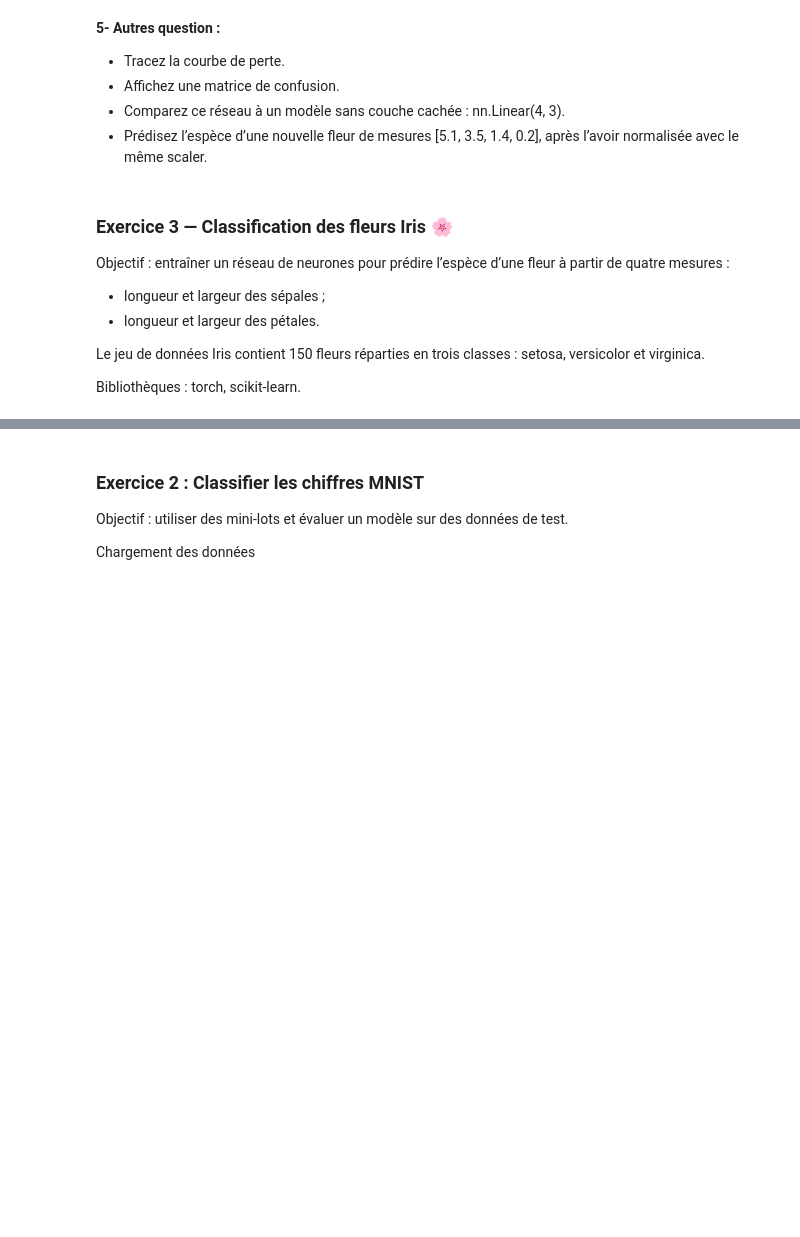
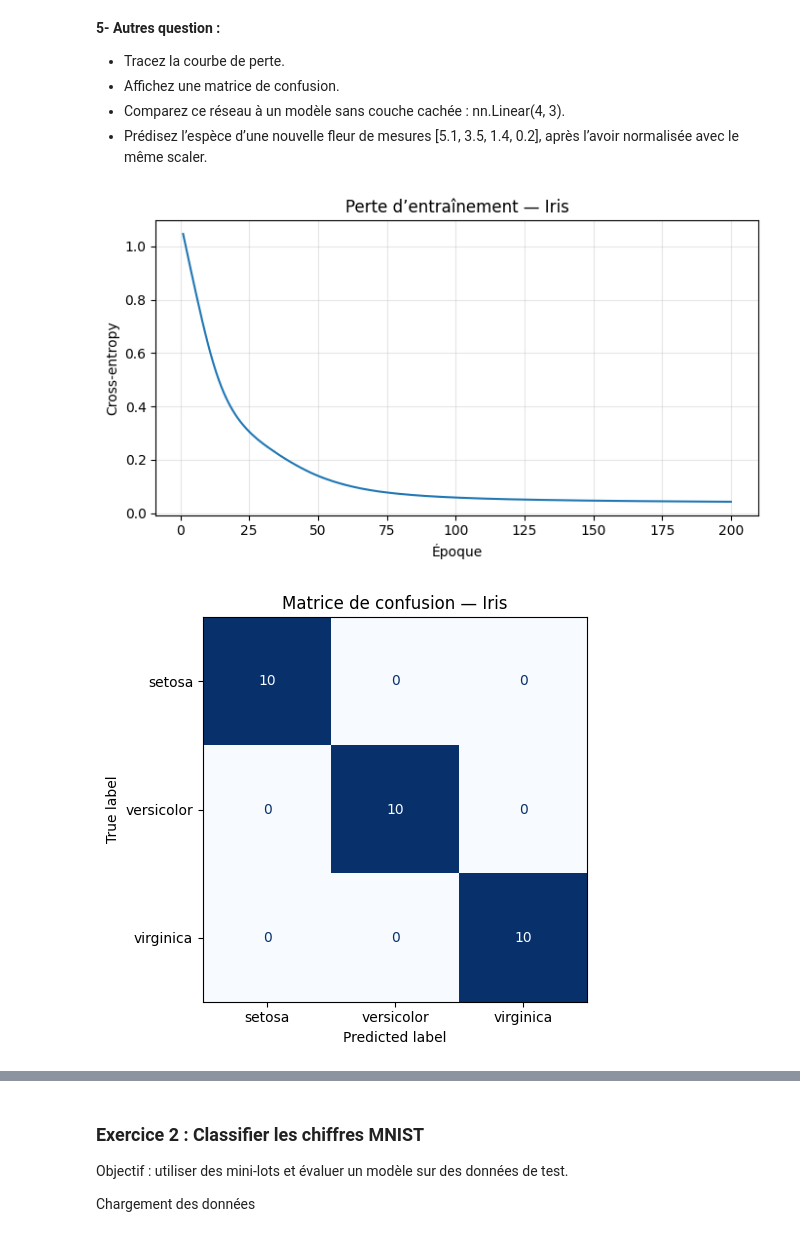
Before and after one commit to Seemo0/IAGEN-Activit-Pratique-N-1, a Jupyter notebook: Activité pratique Bases de Pytorch.ipynb, the cells around one changed output, grey strips where cells are left out. Drawn from its saved outputs; the diff is of its cells as text; code cells hidden in the pictures; blank space fills up the shorter version.

```diff
--- a/Activité pratique Bases de Pytorch.ipynb
+++ b/Activité pratique Bases de Pytorch.ipynb
@@ -1008,9 +1017,9 @@ Dimensions : torch.Size([120, 4]) torch.Size([120])
 **2. Construire le réseau**
 # %%
 model = nn.Sequential(
-    nn.Linear(..., ...),
+    nn.Linear(4, 16),
     nn.ReLU(),
-    nn.Linear(..., ...)
+    nn.Linear(16, 3)
 )
 
 criterion = nn.CrossEntropyLoss()
@@ -1053,14 +1062,10 @@ for epoch in range(epochs):
 Complétez le calcul des prédictions et de l’accuracy, c’est-à-dire la proportion de fleurs correctement classées.
 # %%
 model.eval()
-
 with torch.no_grad():
     logits = model(X_test)
-
-    # TODO : sélectionner la classe au score maximal pour chaque fleur
-    predictions = ...
-
-    # TODO : calculer la proportion de prédictions correctes
-    accuracy = ...
+    predictions = logits.argmax(dim=1)
+    accuracy = (predictions == y_test).float().mean()
 
 print(f"Accuracy sur le test : {accuracy.item():.1%}")
+print(f"Fleurs bien classées : {(predictions == y_test).sum().item()}/{len(y_test)}")
@@ -1071,15 +1079,27 @@ print(f"Accuracy sur le test : {accuracy.item():.1%}")
 - Affichez une matrice de confusion.
 - Comparez ce réseau à un modèle sans couche cachée : nn.Linear(4, 3).
 - Prédisez l’espèce d’une nouvelle fleur de mesures [5.1, 3.5, 1.4, 0.2], après l’avoir normalisée avec le même scaler.
-# %% [markdown]
-###  Exercice 3  — Classification des fleurs Iris 🌸
-
-Objectif : entraîner un réseau de neurones pour prédire l’espèce d’une fleur à partir de quatre mesures :
-
-- longueur et largeur des sépales ;
-- longueur et largeur des pétales.
-
-Le jeu de données Iris contient 150 fleurs réparties en trois classes : setosa, versicolor et virginica.
-
-
-Bibliothèques : torch, scikit-learn.
+# %%
+import matplotlib.pyplot as plt
+from sklearn.metrics import ConfusionMatrixDisplay
+
+plt.figure(figsize=(7, 4))
+plt.plot(range(1, epochs + 1), losses)
+plt.xlabel("Époque")
+plt.ylabel("Cross-entropy")
+plt.title("Perte d’entraînement — Iris")
+plt.grid(alpha=0.3)
+plt.tight_layout()
+plt.show()
+
+ConfusionMatrixDisplay.from_predictions(
+    y_test.numpy(), predictions.numpy(),
+    labels=[0, 1, 2], display_labels=iris.target_names,
+    cmap="Blues", colorbar=False
+)
+plt.title("Matrice de confusion — Iris")
+plt.tight_layout()
+plt.show()
+# %% [output]
+[figure, added]
+[figure, added]
```
Also changed, not shown: parts of 8 cells of this notebook.
